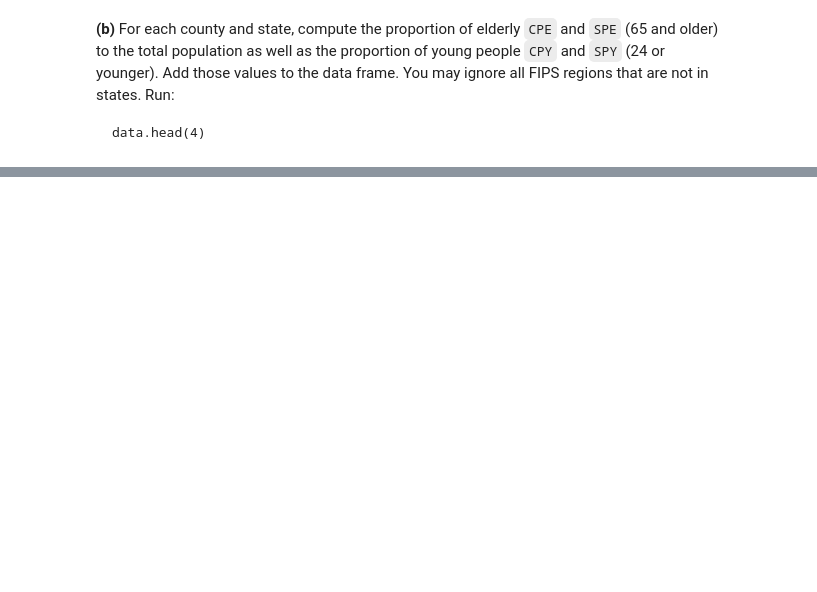
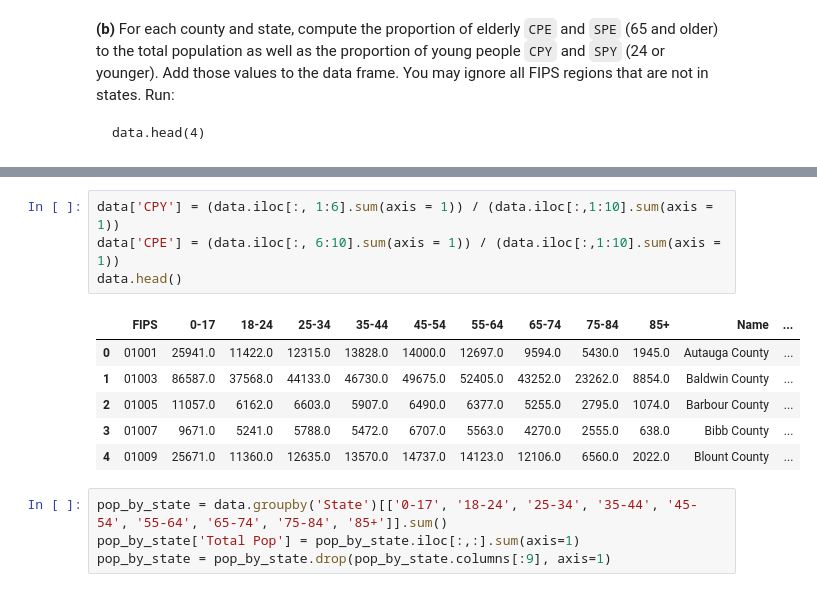
Before and after one commit to cc81972/STA141B, a Jupyter notebook: hw1/homework_1.ipynb, the cells around one changed output, grey strips where cells are left out. Drawn from its saved outputs; the diff is of its cells as text; blank space fills up the shorter version.

```diff
--- a/hw1/homework_1.ipynb
+++ b/hw1/homework_1.ipynb
@@ -276,0 +290,15 @@ Name: 0-17, Length: 3286, dtype: float64
+# %%
+data['CPY'] = (data.iloc[:, 1:6].sum(axis = 1)) / (data.iloc[:,1:10].sum(axis = 1))
+data['CPE'] = (data.iloc[:, 6:10].sum(axis = 1)) / (data.iloc[:,1:10].sum(axis = 1))
+data.head()
+# %% [output]
+|  | FIPS | 0-17 | 18-24 | 25-34 | 35-44 | 45-54 | 55-64 | 65-74 | 75-84 | 85+ | Name | ... |
+| 0 | 01001 | 25941.0 | 11422.0 | 12315.0 | 13828.0 | 14000.0 | 12697.0 | 9594.0 | 5430.0 | 1945.0 | Autauga County | ... |
+| 1 | 01003 | 86587.0 | 37568.0 | 44133.0 | 46730.0 | 49675.0 | 52405.0 | 43252.0 | 23262.0 | 8854.0 | Baldwin County | ... |
+| 2 | 01005 | 11057.0 | 6162.0 | 6603.0 | 5907.0 | 6490.0 | 6377.0 | 5255.0 | 2795.0 | 1074.0 | Barbour County | ... |
+| 3 | 01007 | 9671.0 | 5241.0 | 5788.0 | 5472.0 | 6707.0 | 5563.0 | 4270.0 | 2555.0 | 638.0 | Bibb County | ... |
+| 4 | 01009 | 25671.0 | 11360.0 | 12635.0 | 13570.0 | 14737.0 | 14123.0 | 12106.0 | 6560.0 | 2022.0 | Blount County | ... |
+# %%
+pop_by_state = data.groupby('State')[['0-17', '18-24', '25-34', '35-44', '45-54', '55-64', '65-74', '75-84', '85+']].sum()
+pop_by_state['Total Pop'] = pop_by_state.iloc[:,:].sum(axis=1)
+pop_by_state = pop_by_state.drop(pop_by_state.columns[:9], axis=1)
```
Also changed, not shown: parts of 12 cells of this notebook, 3 other files.
